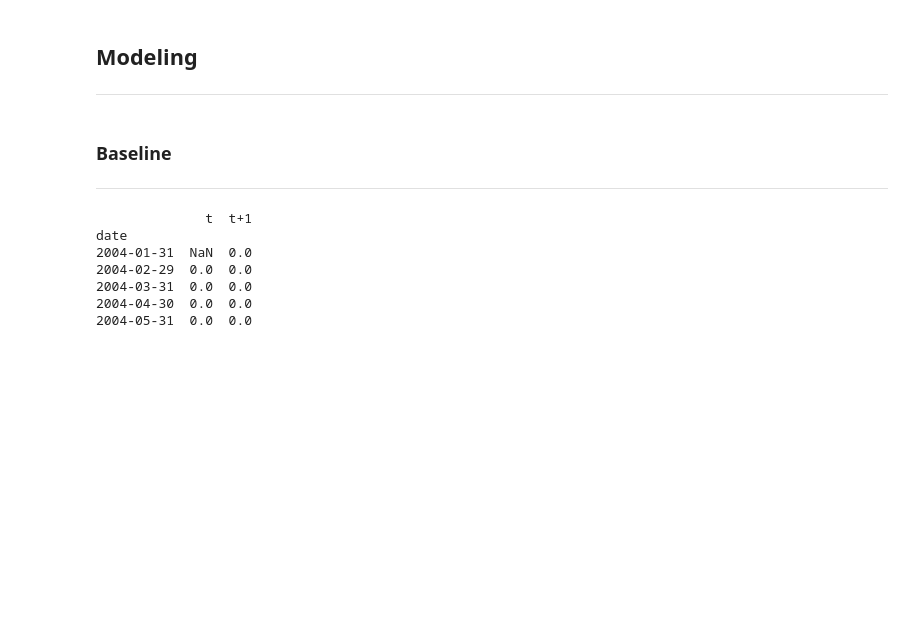
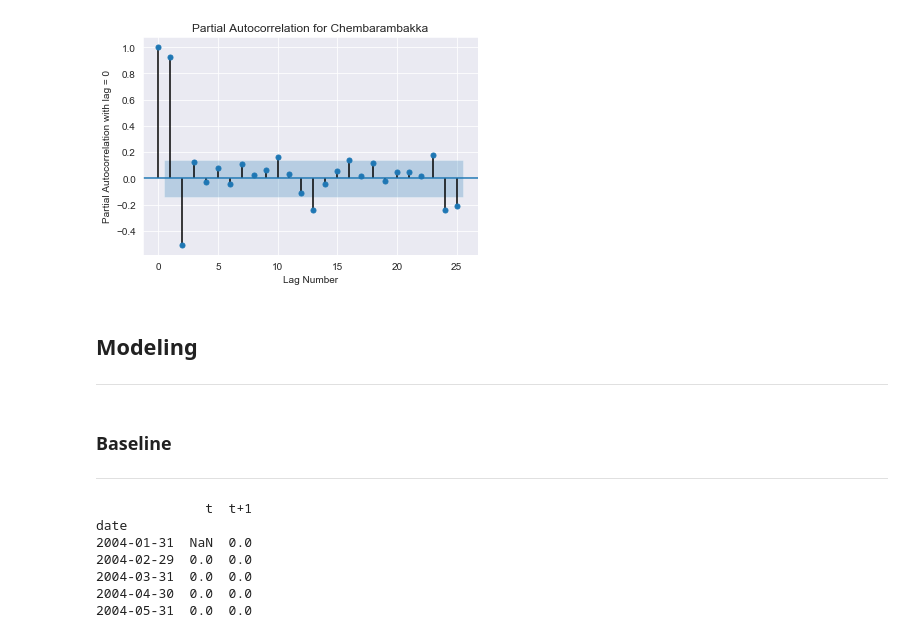
Before and after one commit to abrahamlewis4867/GA-Capstone-Project, a Jupyter notebook: code/Arima.ipynb, the cells around one changed output. Saved outputs shown, nothing was run; the diff lists cells and outputs as text; code cells hidden in the pictures; blank space fills up the shorter version.

```diff
--- a/code/Arima.ipynb
+++ b/code/Arima.ipynb
@@ -34,3 +52,10 @@ df = df.resample("M").mean()
+# %%
+plot_pacf(df['chembarambakkam_water'], lags = 25)
+plt.xlabel("Lag Number")
+plt.ylabel("Partial Autocorrelation with lag = 0")
+plt.title("Partial Autocorrelation for Chembarambakka");
+# %% [output]
+[figure, added]
 # %% [markdown]
 ## Modeling
 ---
```
Also changed, not shown: parts of 59 cells of this notebook, 1 other file.
